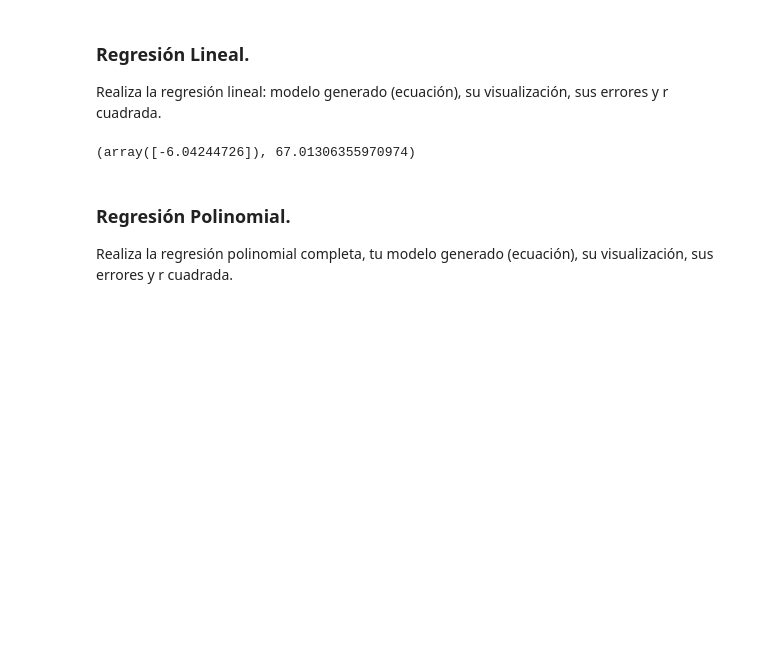
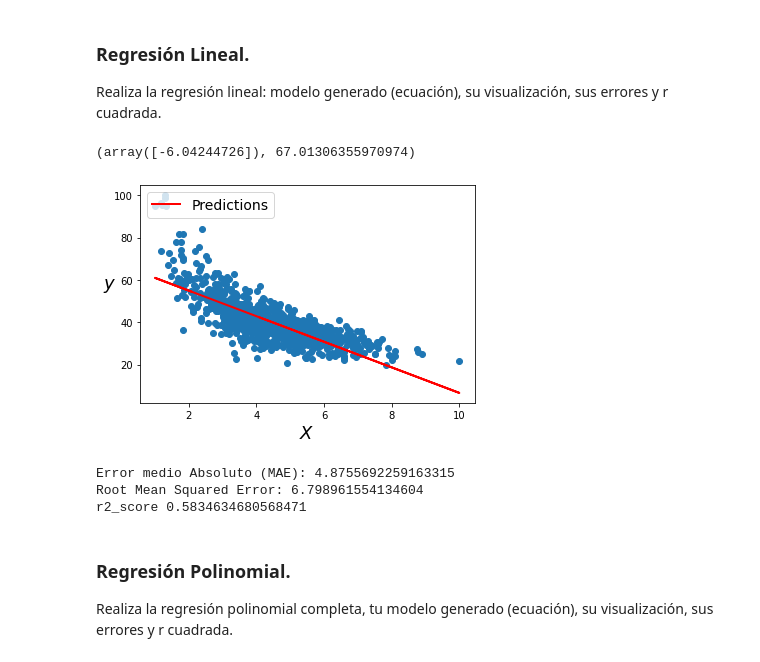
Before and after one commit to PosgradoMNA/actividades-de-aprendizaje-jeesperon, a Jupyter notebook: TecMty_Regresion_lineal_polinomial.ipynb, the cells around one changed output. Cells and saved outputs as stored; diff of their text form; code cells hidden in the pictures; blank space fills up the shorter version.

```diff
--- a/TecMty_Regresion_lineal_polinomial.ipynb
+++ b/TecMty_Regresion_lineal_polinomial.ipynb
@@ -326,6 +343,27 @@ linear_reg.fit(X_train, y_train)
 linear_reg.coef_, linear_reg.intercept_
 # %% [output]
 (array([-6.04244726]), 67.01306355970974)
+# %%
+yhat_train = linear_reg.predict(X_train)
+
+plt.scatter(X, y)
+plt.plot(X_train, yhat_train, "r-", linewidth=2, label="Predictions")
+plt.xlabel("$X$", fontsize=18)
+plt.ylabel("$y$", rotation=0, fontsize=18)
+plt.legend(loc="upper left", fontsize=14);
+# %% [output]
+[figure, added]
+# %%
+from sklearn import metrics
+from sklearn.metrics import r2_score
+
+print('Error medio Absoluto (MAE):', metrics.mean_absolute_error(y_train, yhat_train))
+print('Root Mean Squared Error:', np.sqrt(metrics.mean_squared_error(y_train, yhat_train)))
+print('r2_score',r2_score(y_train, yhat_train))
+# %% [output]
+Error medio Absoluto (MAE): 4.8755692259163315
+Root Mean Squared Error: 6.798961554134604
+r2_score 0.5834634680568471
 # %% [markdown]
 ### Regresión Polinomial.
 
```
Also changed, not shown: parts of 8 cells of this notebook.
